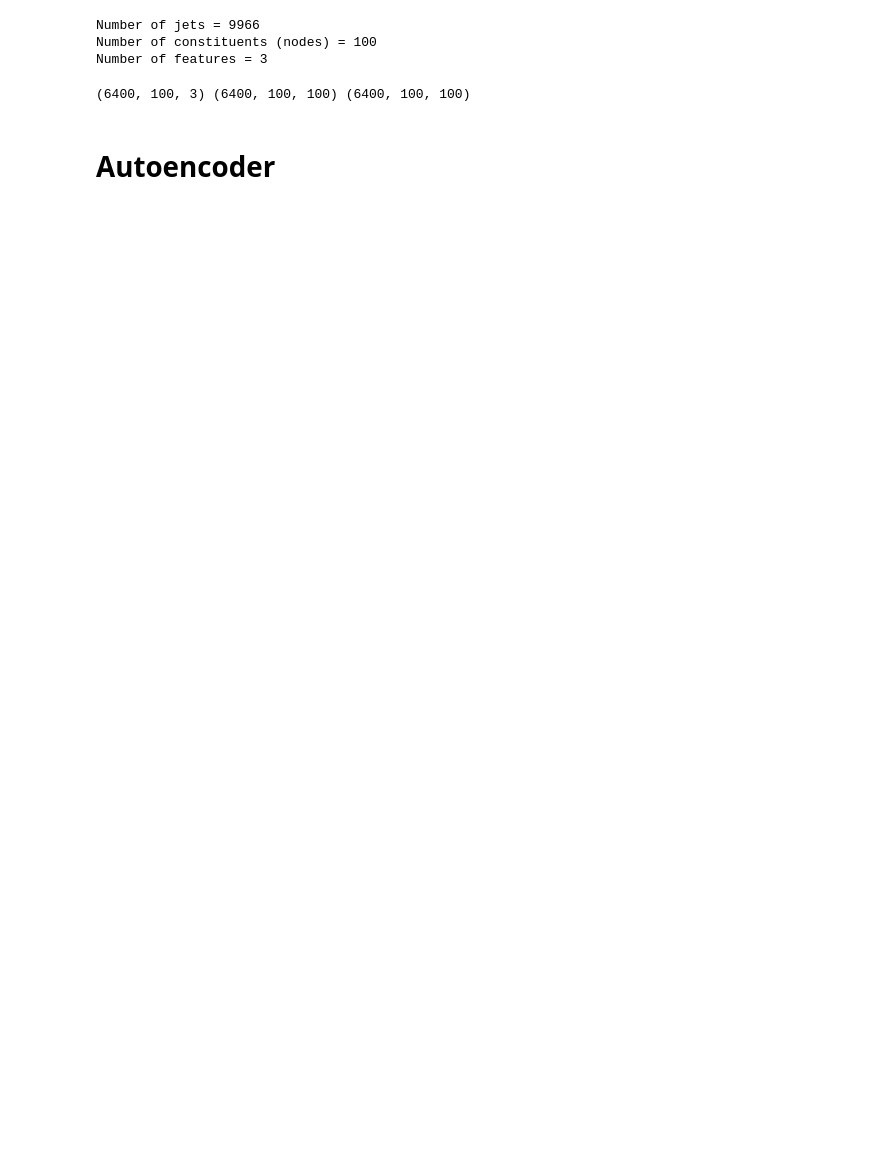
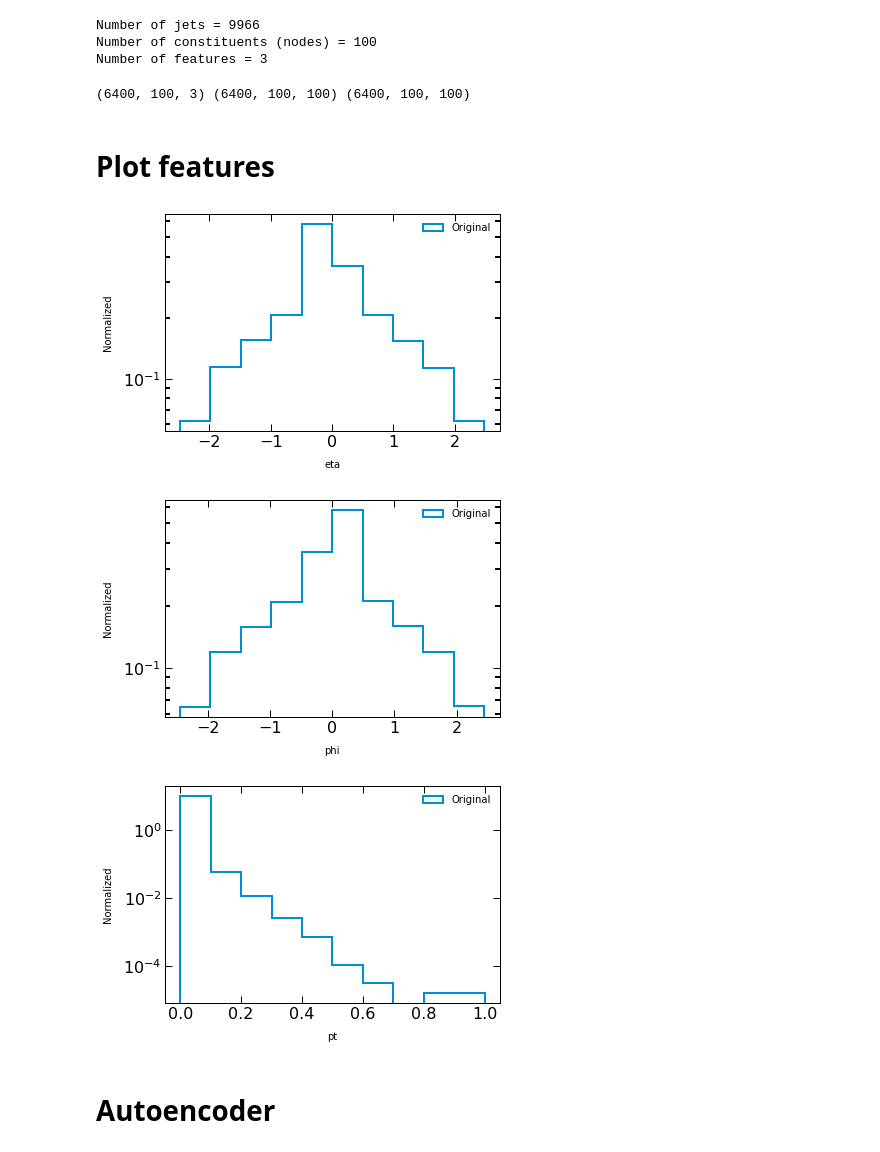
Before and after one commit to nadya-chernyavskaya/ADgvae, a Jupyter notebook: GCN_VAE.ipynb, the cells around one changed output. Saved outputs shown, nothing was run; the diff lists cells and outputs as text; code cells hidden in the pictures; blank space fills up the shorter version.

```diff
--- a/GCN_VAE.ipynb
+++ b/GCN_VAE.ipynb
@@ -61,3 +60,21 @@ print(particles_bg.shape, A_tilde_bg.shape, A_bg.shape)
+# %% [markdown]
+# Plot features
+# %%
+feats = 'eta,phi,pt'.split(',')
+for i in range(0,3):
+    xmin = np.quantile(particles_bg[:,:,i].flatten(),0.05)
+    xmax = np.quantile(particles_bg[:,:,i].flatten(),0.98)
+    plt.figure()
+    plt.hist(particles_bg[:,:,i].flatten(), bins=10, label='Original', density=True, histtype='step', fill=False, linewidth=2)
+    plt.xlabel(feats[i])
+    plt.ylabel("Normalized")
+    plt.legend(loc='upper right')
+    plt.semilogy()
+    plt.show()
+# %% [output]
+[figure, added]
+[figure, added]
+[figure, added]
 # %% [markdown]
 # Autoencoder
 # %%
```
Also changed, not shown: parts of 16 cells of this notebook, 1 other file.
